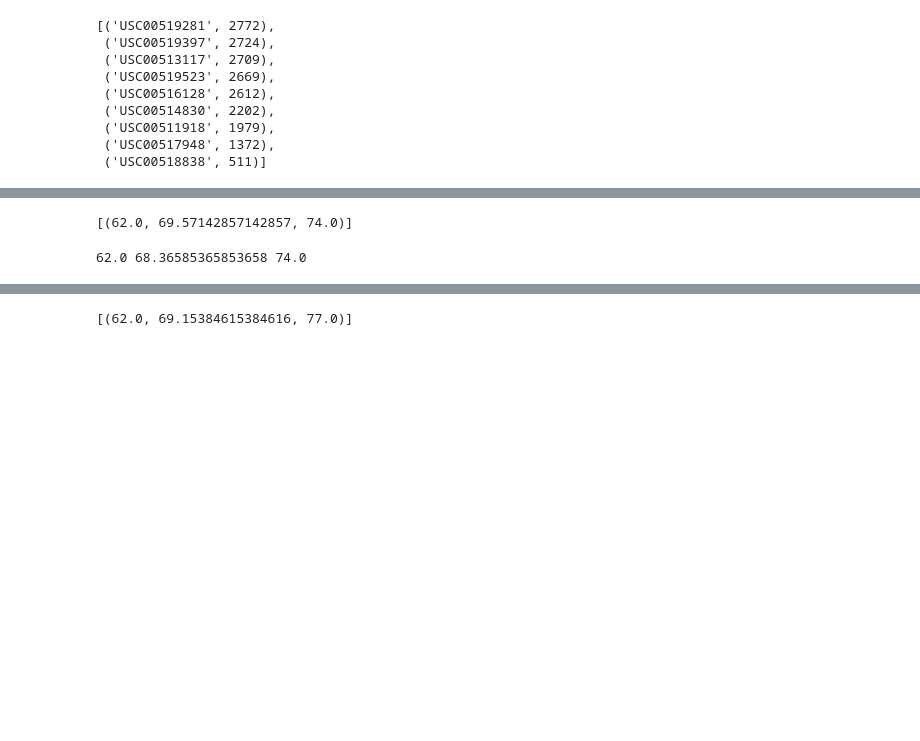
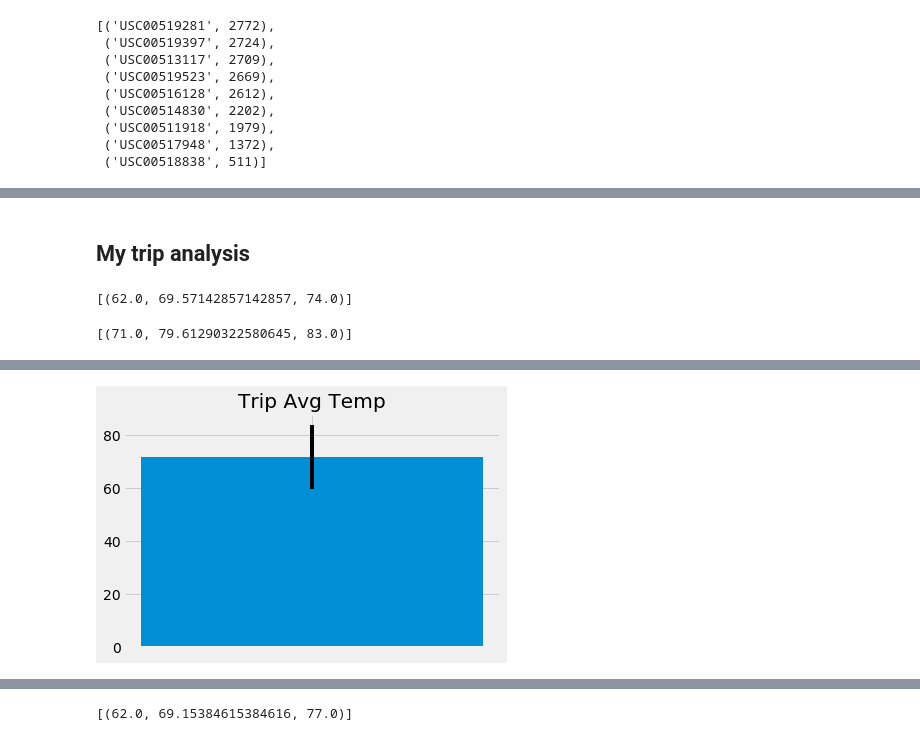
Before and after one commit to dpkeyes/Hawaii-Weather-Analysis-SQLAlchemy, a Jupyter notebook: climate_starter.ipynb, the cells around one changed output, grey strips where cells are left out. Drawn from its saved outputs; the diff is of its cells as text; code cells hidden in the pictures; blank space fills up the shorter version.

```diff
--- a/climate_starter.ipynb
+++ b/climate_starter.ipynb
@@ -175,3 +200,5 @@ prcp_df
+# %% [markdown]
+## My trip analysis
 # %%
 # This function called `calc_temps` will accept start date and end date in the format '%Y-%m-%d'
 # and return the minimum, average, and maximum temperatures for that range of dates
@@ -196,11 +223,26 @@ print(calc_temps('2012-02-28', '2012-03-05'))
 # %%
 # Use your previous function `calc_temps` to calculate the tmin, tavg, and tmax
 # for your trip using the previous year's data for those same dates.
+trip_start = dt.date(2019, 8, 2)
+trip_end = dt.date(2019, 8, 10)
+
+start_date = dt.datetime(trip_start.year - 2, trip_start.month, trip_start.day)
+end_date = dt.datetime(trip_end.year - 2, trip_end.month, trip_end.day)
+
+calc_temps(start_date, end_date)
 # %% [output]
-62.0 68.36585365853658 74.0
+[(71.0, 79.61290322580645, 83.0)]
 # %%
 # Plot the results from your previous query as a bar chart.
 # Use "Trip Avg Temp" as your Title
 # Use the average temperature for the y value
 # Use the peak-to-peak (tmax-tmin) value as the y error bar (yerr)
+
+tmin = calc_temps(start_date, end_date)[0][0]
+tavg = calc_temps(start_date, end_date)[0][1]
+tmax = calc_temps(start_date, end_date)[0][2]
+
+plt.bar(x='', height=avg_temp, yerr=tmax-tmin)
+plt.title('Trip Avg Temp')
+plt.show()
 # %% [output]
@@ -209,3 +249,4 @@ print(calc_temps('2012-02-28', '2012-03-05'))
+[figure, added]
 # %%
 # Calculate the total amount of rainfall per weather station for your trip dates using the previous year's matching dates.
 # Sort this in descending order by precipitation amount and list the station, name, latitude, longitude, and elevation
```
Also changed, not shown: parts of 22 cells of this notebook.
